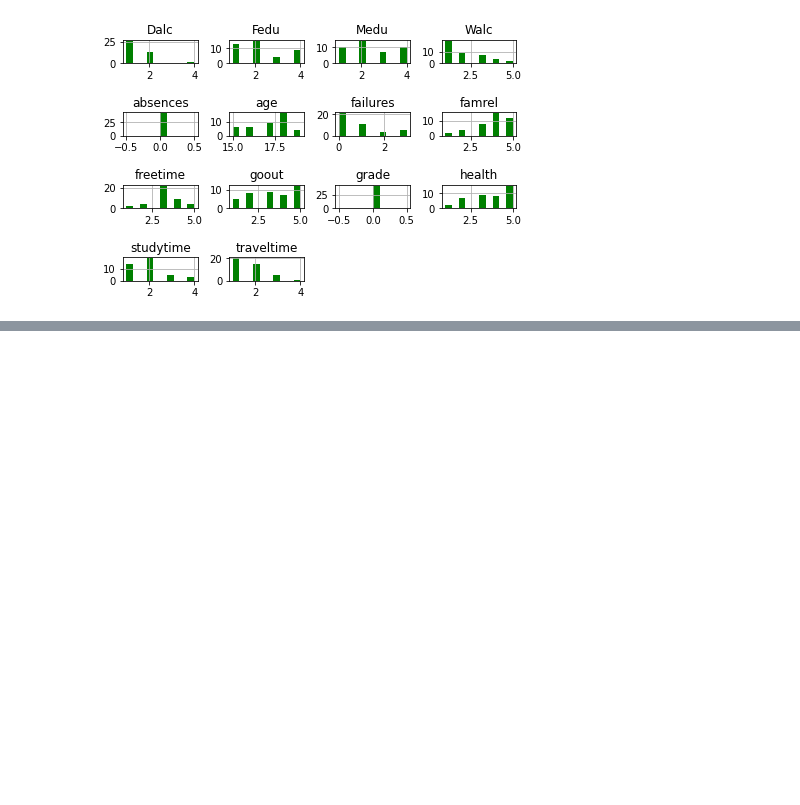
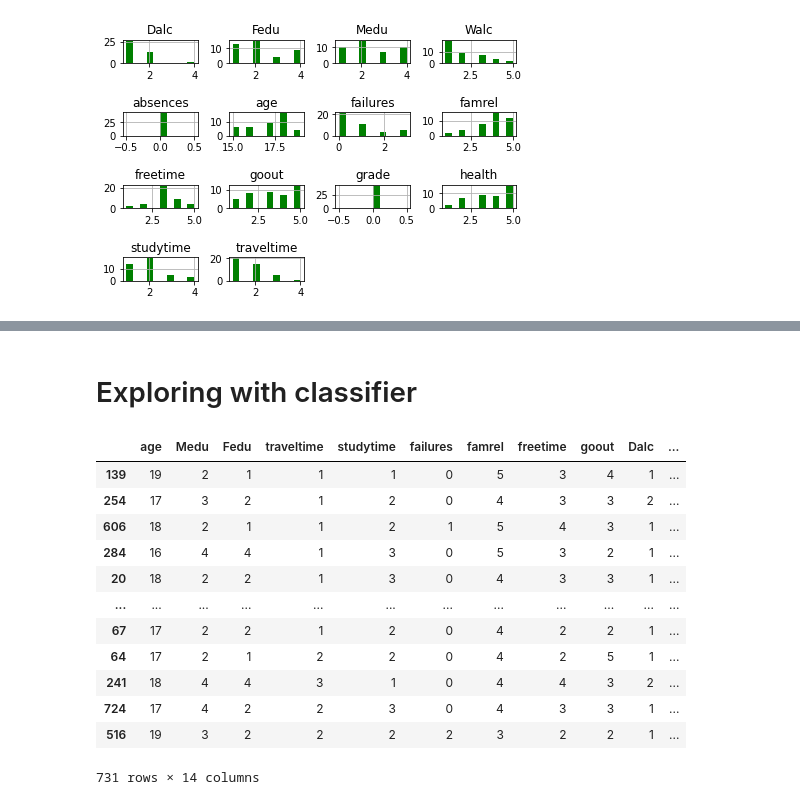
Before and after one commit to coffeeboost/SML-grade-predictor, a Jupyter notebook: CAIS_Kaggle.ipynb, the cells around one changed output, grey strips where cells are left out. Cells and saved outputs as stored; diff of their text form; code cells hidden in the pictures; blank space fills up the shorter version.

```diff
--- a/CAIS_Kaggle.ipynb
+++ b/CAIS_Kaggle.ipynb
@@ -1472,3 +1648,21 @@ NameError: ignored
 # result.to_csv("data.csv",index=False)
 
 # files.download("data.csv")
+# %% [markdown]
+# Exploring with classifier
+# %%
+trainset
+# %% [output]
+|  | age | Medu | Fedu | traveltime | studytime | failures | famrel | freetime | goout | Dalc | ... |
+| 139 | 19 | 2 | 1 | 1 | 1 | 0 | 5 | 3 | 4 | 1 | ... |
+| 254 | 17 | 3 | 2 | 1 | 2 | 0 | 4 | 3 | 3 | 2 | ... |
+| 606 | 18 | 2 | 1 | 1 | 2 | 1 | 5 | 4 | 3 | 1 | ... |
+| 284 | 16 | 4 | 4 | 1 | 3 | 0 | 5 | 3 | 2 | 1 | ... |
+| 20 | 18 | 2 | 2 | 1 | 3 | 0 | 4 | 3 | 3 | 1 | ... |
+| ... | ... | ... | ... | ... | ... | ... | ... | ... | ... | ... | ... |
+| 67 | 17 | 2 | 2 | 1 | 2 | 0 | 4 | 2 | 2 | 1 | ... |
+| 64 | 17 | 2 | 1 | 2 | 2 | 0 | 4 | 2 | 5 | 1 | ... |
+| 241 | 18 | 4 | 4 | 3 | 1 | 0 | 4 | 4 | 3 | 2 | ... |
+| 724 | 17 | 4 | 2 | 2 | 3 | 0 | 4 | 3 | 3 | 1 | ... |
+| 516 | 19 | 3 | 2 | 2 | 2 | 2 | 3 | 2 | 2 | 1 | ... |
+731 rows × 14 columns
```
Also changed, not shown: parts of 10 cells of this notebook.
